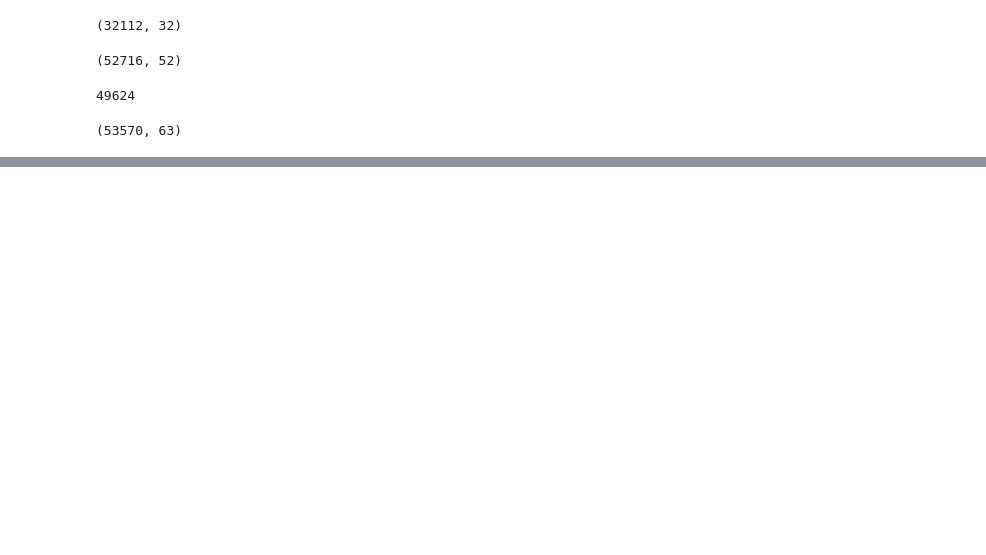
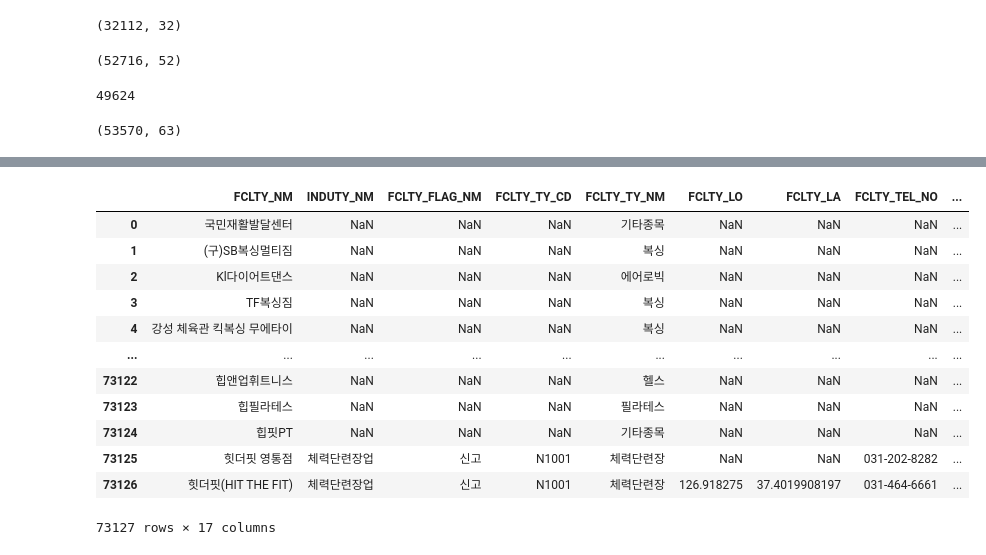
Before and after one commit to atoye1/kspo_app, a Jupyter notebook: facility_processor.ipynb, the cells around one changed output, grey strips where cells are left out. Cells and saved outputs as stored; diff of their text form; code cells hidden in the pictures; blank space fills up the shorter version.

```diff
--- a/facility_processor.ipynb
+++ b/facility_processor.ipynb
@@ -92,0 +404,6 @@ merged_df.shape
+# %%
+final_facility_df['pres_nm'] = final_facility_df['pres_nm'].astype(str)
+# %%
+final_facility_df['FULL_RESPONSIBILITY_INFO'].fillna(
+    final_facility_df['pres_nm'] + final_facility_df['FCLTY_TEL_NO']
+, inplace=True)
@@ -92,0 +417,19 @@ merged_df.shape
+# %%
+final_facility_df["FULL_RESPONSIBILITY_INFO"] = final_facility_df[
+    "FULL_RESPONSIBILITY_INFO"
+].astype(str).apply(lambda x: x.replace("nan", ""))
+final_facility_df
+# %% [output]
+|  | FCLTY_NM | INDUTY_NM | FCLTY_FLAG_NM | FCLTY_TY_CD | FCLTY_TY_NM | FCLTY_LO | FCLTY_LA | FCLTY_TEL_NO | ... |
+| 0 | 국민재활발달센터 | NaN | NaN | NaN | 기타종목 | NaN | NaN | NaN | ... |
+| 1 | (구)SB복싱멀티짐 | NaN | NaN | NaN | 복싱 | NaN | NaN | NaN | ... |
+| 2 | Kl다이어트댄스 | NaN | NaN | NaN | 에어로빅 | NaN | NaN | NaN | ... |
+| 3 | TF복싱짐 | NaN | NaN | NaN | 복싱 | NaN | NaN | NaN | ... |
+| 4 | 강성 체육관 킥복싱 무에타이 | NaN | NaN | NaN | 복싱 | NaN | NaN | NaN | ... |
+| ... | ... | ... | ... | ... | ... | ... | ... | ... | ... |
+| 73122 | 힙앤업휘트니스 | NaN | NaN | NaN | 헬스 | NaN | NaN | NaN | ... |
+| 73123 | 힙필라테스 | NaN | NaN | NaN | 필라테스 | NaN | NaN | NaN | ... |
+| 73124 | 힙핏PT | NaN | NaN | NaN | 기타종목 | NaN | NaN | NaN | ... |
+| 73125 | 힛더핏 영통점 | 체력단련장업 | 신고 | N1001 | 체력단련장 | NaN | NaN | 031-202-8282 | ... |
+| 73126 | 힛더핏(HIT THE FIT) | 체력단련장업 | 신고 | N1001 | 체력단련장 | 126.918275 | 37.4019908197 | 031-464-6661 | ... |
+73127 rows × 17 columns
```
Also changed, not shown: parts of 21 cells of this notebook, 49 other files.
